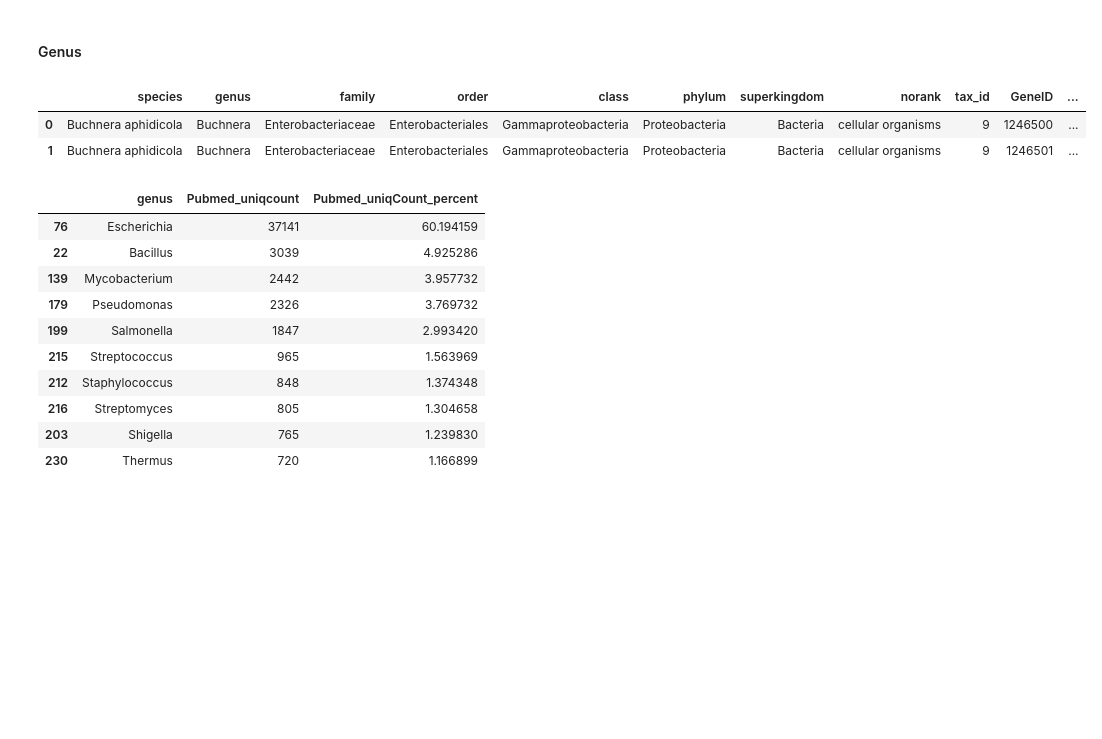
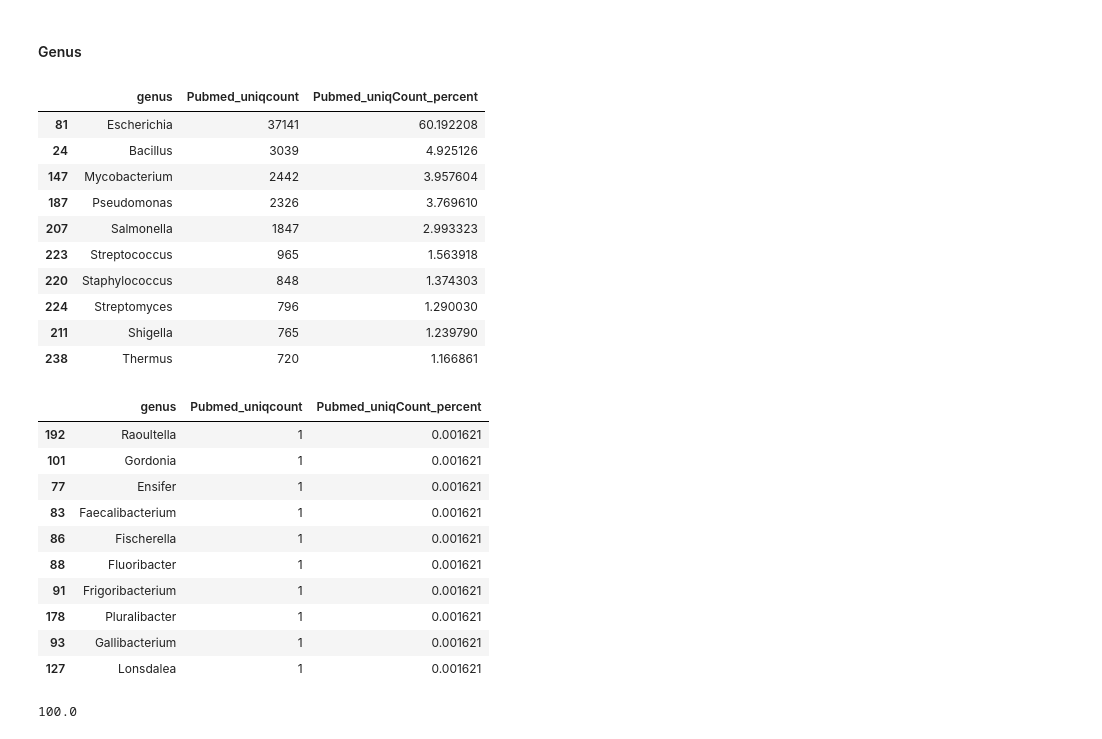
Before and after one commit to nsarode/popular_gene_prok, a Jupyter notebook: Bacteria.ipynb, the cells around one changed output. Saved outputs shown, nothing was run; the diff lists cells and outputs as text; code cells hidden in the pictures; blank space fills up the shorter version.

```diff
--- a/Bacteria.ipynb
+++ b/Bacteria.ipynb
@@ -39,16 +92,21 @@ txidtest = txidOnly[0:10000]
 # %%
-import sqlite3
-con = sqlite3.connect("NameNode.sqlite")
-Dummymaster = pd.DataFrame(columns=("species","genus","family","order","class","phylum","superkingdom","norank"))
-count = 0
-#txidtest = txidOnly[4948:5000]
-#for tid in txidtest:
-for tid in txidOnly:
-    ntid = int(tid)
-
-    #print(tid)
-    df = pd.read_sql_query("SELECT tax_id, name_txt,parent_tax_id, rank FROM NcbiNameNode WHERE tax_id == ? AND name_class == 'scientific name'", con=con, params = (ntid,))
-    if df.size == 0:
-        print(str(tid) + " check !!")
-        count += 1
-        continue
+# import sqlite3
+# con = sqlite3.connect("NameNode.sqlite")
+# cursor = con.cursor()
+#
+# undetected = []
+# Dummymaster = pd.DataFrame(columns=("species","genus","family","order","class","phylum","superkingdom","norank"))
+# count = 0
+# #txidtest = txidOnly[4948:5000]
+# #for tid in txidtest:
+# for tid in txidOnly:
+#   ntid = int(tid)
+#
+# #print(tid)
+# df = pd.read_sql_query("SELECT tax_id, name_txt,parent_tax_id, rank FROM NcbiNameNode WHERE tax_id == ? AND name_class == 'scientific name'", con=con, params = (ntid,))
+# if df.size == 0:
+#   #print(str(tid) + " check !!")
+#   undetected.append(tid)
+# count += 1
+# continue
+# print(str(count) + " number of tax_ids not found in database")
@@ -150,6 +195,6 @@ BacteriaOnly.shape
 # %%
 # pd.merge(df1, df2, on='column_name', how='inner')
-BacteriaG2p= pd.merge(BacteriaOnly,gene2pubmed, left_on='taxid', right_on='tax_id', how='inner')
+BacteriaG2p= pd.merge(BacteriaOnly,gene2pubmed, left_on=['taxid'], right_on='tax_id', how='inner')
 BacteriaG2p = BacteriaG2p.drop(['taxid'], axis = 1)
 BacteriaG2p.head()
 BacteriaG2p.shape
@@ -378,33 +419,42 @@ spp_pubmeduniqCountspp2.tail(n=10)
 #### Genus
 # %%
 import numpy as np
-#BacteriaG2p.head(n=2)
 
 Bacteria_genus_pubmeduniqCount = BacteriaG2p.groupby('genus', as_index=False)['PubMed_ID'].agg({'Pubmed_count': "count",'Pubmed_uniqcount': 'nunique'}) # because pandas preserves the row index and we need it reset to be sorted
-#Bacteria_pubmedCount.head()
 
 genus_pubmeduniqCountspp =  Bacteria_genus_pubmeduniqCount[['genus','Pubmed_uniqcount']].sort_values('Pubmed_uniqcount', ascending=False)
 genus_pubmeduniqCountspp['Pubmed_uniqCount_percent'] = (genus_pubmeduniqCountspp['Pubmed_uniqcount']/genus_pubmeduniqCountspp['Pubmed_uniqcount'].sum())*100
 genus_pubmeduniqCountspp.head(n=10)
-#totalpubmeduniqCountspp.tail(n=10)
+genus_pubmeduniqCountspp.tail(n=10)
+
+round((genus_pubmeduniqCountspp['Pubmed_uniqCount_percent'].sum()),1)
 
 #genus_pubmeduniqCountspp2 = pd.merge(genus_pubmeduniqCountspp,BacteriaG2p[['genus','genus']], on='tax_id', how='left')
 #genus_pubmeduniqCountspp2 = genus_pubmeduniqCountspp2.drop_duplicates()
 #genus_pubmeduniqCountspp2 = genus_pubmeduniqCountspp2.reset_index(drop=True)
 #genus_pubmeduniqCountspp2.head(n=10)
 #genus_pubmeduniqCountspp2.tail(n=10)
 # %% [output]
-|  | species | genus | family | order | class | phylum | superkingdom | norank | tax_id | GeneID | ... |
-| 0 | Buchnera aphidicola | Buchnera | Enterobacteriaceae | Enterobacteriales | Gammaproteobacteria | Proteobacteria | Bacteria | cellular organisms | 9 | 1246500 | ... |
-| 1 | Buchnera aphidicola | Buchnera | Enterobacteriaceae | Enterobacteriales | Gammaproteobacteria | Proteobacteria | Bacteria | cellular organisms | 9 | 1246501 | ... |
+|  | genus | Pubmed_uniqcount | Pubmed_uniqCount_percent |
+| 81 | Escherichia | 37141 | 60.192208 |
+| 24 | Bacillus | 3039 | 4.925126 |
+| 147 | Mycobacterium | 2442 | 3.957604 |
+| 187 | Pseudomonas | 2326 | 3.769610 |
+| 207 | Salmonella | 1847 | 2.993323 |
+| 223 | Streptococcus | 965 | 1.563918 |
+| 220 | Staphylococcus | 848 | 1.374303 |
+| 224 | Streptomyces | 796 | 1.290030 |
+| 211 | Shigella | 765 | 1.239790 |
+| 238 | Thermus | 720 | 1.166861 |
 |  | genus | Pubmed_uniqcount | Pubmed_uniqCount_percent |
-| 76 | Escherichia | 37141 | 60.194159 |
-| 22 | Bacillus | 3039 | 4.925286 |
-| 139 | Mycobacterium | 2442 | 3.957732 |
-| 179 | Pseudomonas | 2326 | 3.769732 |
-| 199 | Salmonella | 1847 | 2.993420 |
-| 215 | Streptococcus | 965 | 1.563969 |
-| 212 | Staphylococcus | 848 | 1.374348 |
-| 216 | Streptomyces | 805 | 1.304658 |
-| 203 | Shigella | 765 | 1.239830 |
-| 230 | Thermus | 720 | 1.166899 |
+| 192 | Raoultella | 1 | 0.001621 |
+| 101 | Gordonia | 1 | 0.001621 |
+| 77 | Ensifer | 1 | 0.001621 |
+| 83 | Faecalibacterium | 1 | 0.001621 |
+| 86 | Fischerella | 1 | 0.001621 |
+| 88 | Fluoribacter | 1 | 0.001621 |
+| 91 | Frigoribacterium | 1 | 0.001621 |
+| 178 | Pluralibacter | 1 | 0.001621 |
+| 93 | Gallibacterium | 1 | 0.001621 |
+| 127 | Lonsdalea | 1 | 0.001621 |
+100.0
```
Also changed, not shown: parts of 27 cells of this notebook.
